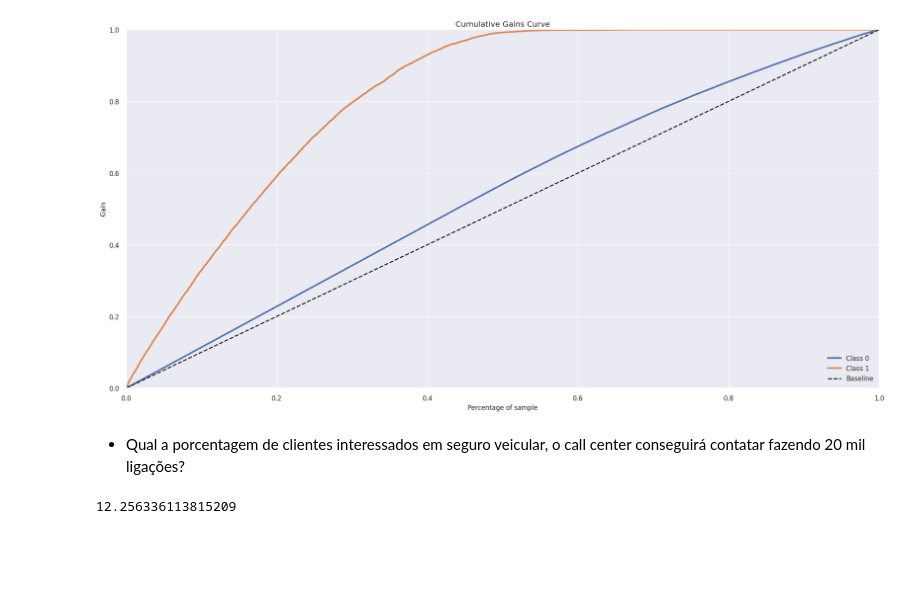
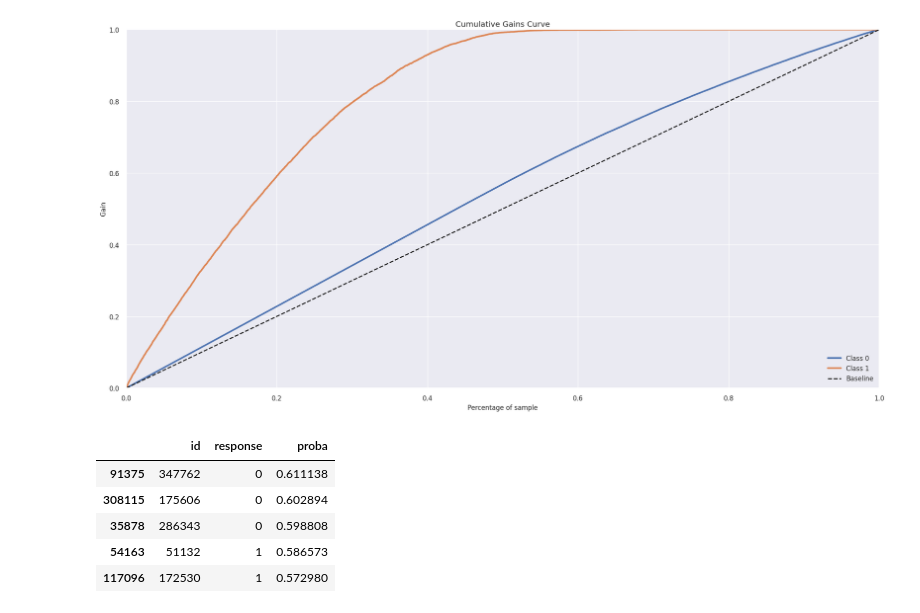
Before and after one commit to guiaraujofreitas/Insurance-Health-Cross-Sell, a Jupyter notebook: Step_8_Project_Health_Insurance_Cross_Sell.ipynb, the cells around one changed output. Drawn from its saved outputs; the diff is of its cells as text; code cells hidden in the pictures; blank space fills up the shorter version.

```diff
--- a/Step_8_Project_Health_Insurance_Cross_Sell.ipynb
+++ b/Step_8_Project_Health_Insurance_Cross_Sell.ipynb
@@ -1146,11 +1151,24 @@ df9[['id','proba']].head()
 skplt.metrics.plot_cumulative_gain(df_test['response'], yhat_xgb_cl);
 # %% [output]
 [figure]
-# %% [markdown]
-* Qual a porcentagem de clientes interessados em seguro veicular, o call center conseguirá contatar fazendo 20 mil ligações?
 # %%
-interest = df4.loc[df4['response']==1]
+#join the features response with all features
+df9 = pd.concat([x_validation,y_validation],axis=1 )
 
-interest['response'].count() / df4['response'].count() *100
+# selectection only features selected by decision tree
+df9 = df9[all_cols_selected]
+
+#create new feature of score probabilty
+df9['proba'] = xgb_yhat_turned[:,1].tolist()
+
+#ordened the values
+df9 = df9.sort_values(by='proba',ascending=False)
+
+df9[['id','response','proba']].head()
 # %% [output]
-12.256336113815209
+|  | id | response | proba |
+| 91375 | 347762 | 0 | 0.611138 |
+| 308115 | 175606 | 0 | 0.602894 |
+| 35878 | 286343 | 0 | 0.598808 |
+| 54163 | 51132 | 1 | 0.586573 |
+| 117096 | 172530 | 1 | 0.572980 |
```
Also changed, not shown: parts of 32 cells of this notebook.
